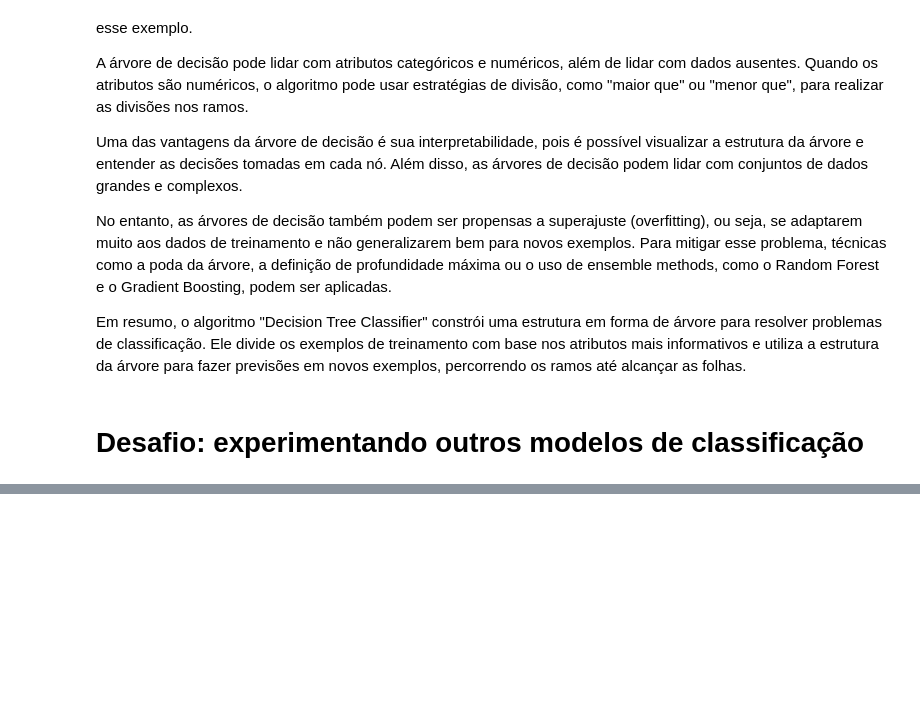
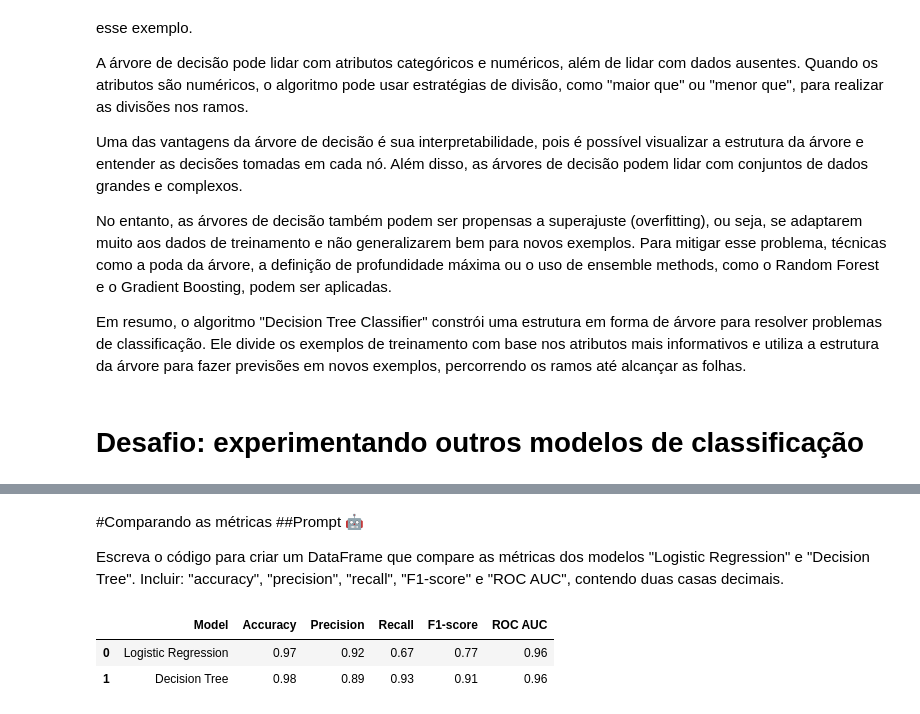
Before and after one commit to mateusopaiva/machine-learning-chatgpt, a Jupyter notebook: Machine_Learning_utilizando_ChatGPT_como_assistente.ipynb, the cells around one changed output, grey strips where cells are left out. Saved outputs shown, nothing was run; the diff lists cells and outputs as text; code cells hidden in the pictures; blank space fills up the shorter version.

```diff
--- a/Machine_Learning_utilizando_ChatGPT_como_assistente.ipynb
+++ b/Machine_Learning_utilizando_ChatGPT_como_assistente.ipynb
@@ -860,0 +1047,46 @@ Acurácia do Gradient Boosting: 98.98%
+# %% [markdown]
+#Comparando as métricas
+##Prompt 🤖
+
+Escreva o código para criar um DataFrame que compare as métricas
+dos modelos "Logistic Regression" e "Decision Tree".
+Incluir: "accuracy", "precision", "recall", "F1-score" e "ROC AUC", contendo duas casas decimais.
+# %%
+from sklearn.metrics import accuracy_score, precision_score, recall_score, f1_score, roc_auc_score
+
+# Obtendo as previsões dos modelos
+logreg_preds = logreg_model.predict(X_test)
+dt_preds = dt_model.predict(X_test)
+
+# Calculando as métricas
+logreg_accuracy = accuracy_score(y_test, logreg_preds)
+logreg_precision = precision_score(y_test, logreg_preds)
+logreg_recall = recall_score(y_test, logreg_preds)
+logreg_f1_score = f1_score(y_test, logreg_preds)
+logreg_roc_auc = roc_auc_score(y_test, logreg_model.predict_proba(X_test)[:, 1])
+
+dt_accuracy = accuracy_score(y_test, dt_preds)
+dt_precision = precision_score(y_test, dt_preds)
+dt_recall = recall_score(y_test, dt_preds)
+dt_f1_score = f1_score(y_test, dt_preds)
+dt_roc_auc = roc_auc_score(y_test, dt_model.predict_proba(X_test)[:, 1])
+
+# Criando o DataFrame
+metrics_df = pd.DataFrame({
+    'Model': ['Logistic Regression', 'Decision Tree'],
+    'Accuracy': [logreg_accuracy, dt_accuracy],
+    'Precision': [logreg_precision, dt_precision],
+    'Recall': [logreg_recall, dt_recall],
+    'F1-score': [logreg_f1_score, dt_f1_score],
+    'ROC AUC': [logreg_roc_auc, dt_roc_auc]
+})
+
+# Arredondando as métricas para duas casas decimais
+metrics_df = metrics_df.round(2)
+
+# Exibindo o DataFrame
+metrics_df
+# %% [output]
+|  | Model | Accuracy | Precision | Recall | F1-score | ROC AUC |
+| 0 | Logistic Regression | 0.97 | 0.92 | 0.67 | 0.77 | 0.96 |
+| 1 | Decision Tree | 0.98 | 0.89 | 0.93 | 0.91 | 0.96 |
```
Also changed, not shown: parts of 17 cells of this notebook.
